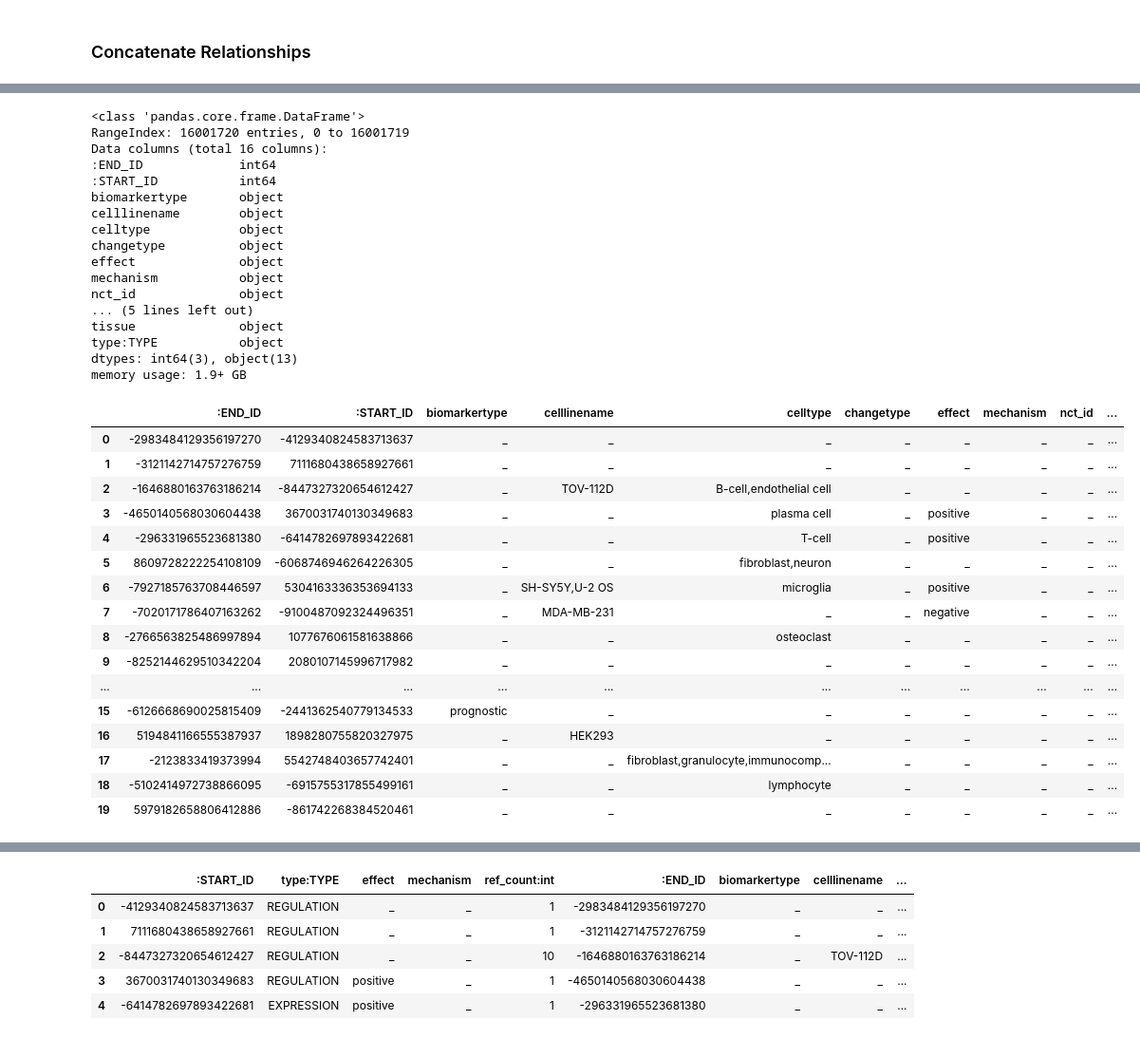
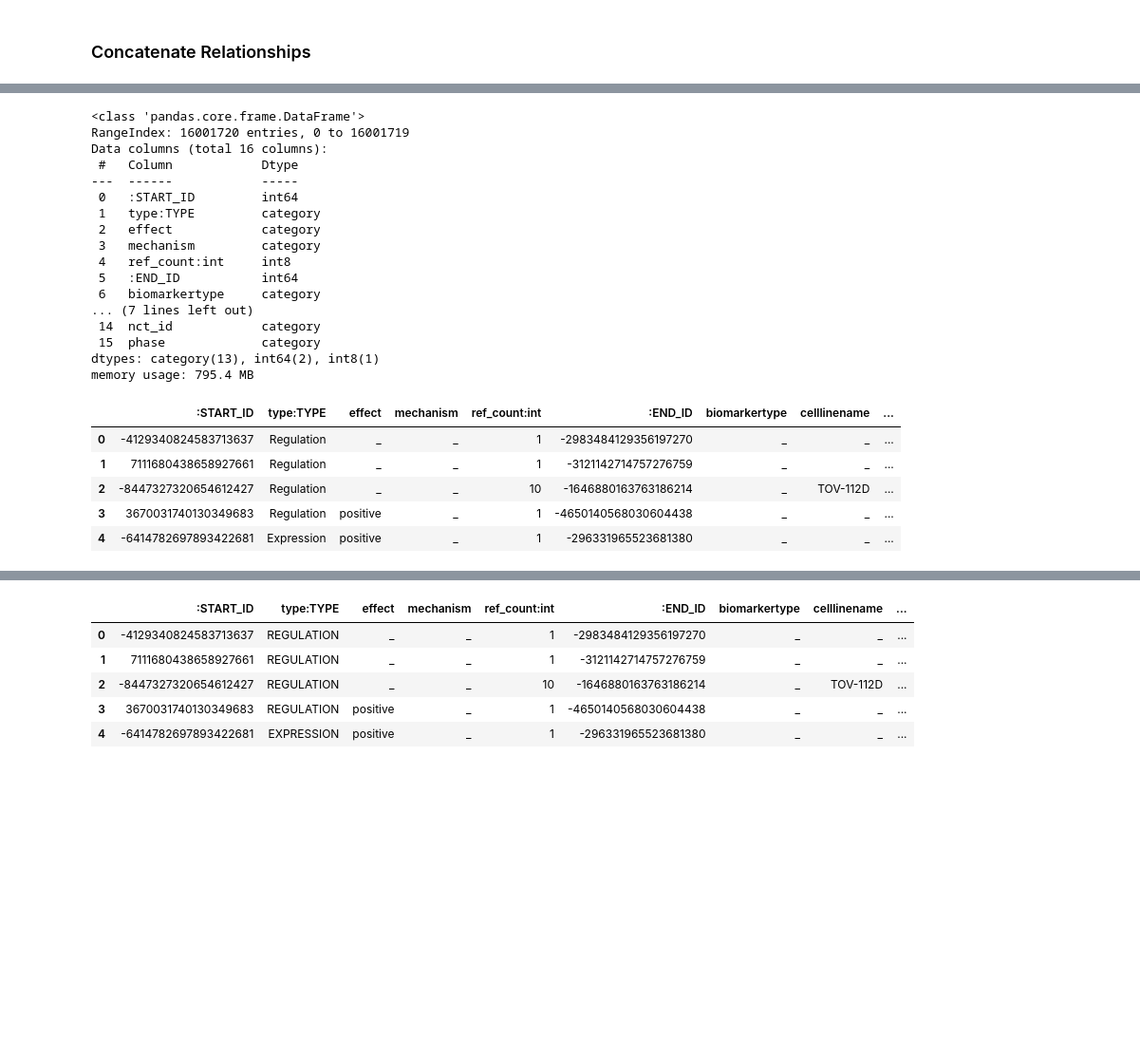
Before and after one commit to egilber/csl-behring, a Jupyter notebook: notebooks/1.0_resnet_data_for_Neo4j.ipynb, the cells around one changed output, grey strips where cells are left out. Shown at 95% size. Saved outputs shown, nothing was run; the diff lists cells and outputs as text; code cells hidden in the pictures; blank space fills up the shorter version.

```diff
--- a/notebooks/1.0_resnet_data_for_Neo4j.ipynb
+++ b/notebooks/1.0_resnet_data_for_Neo4j.ipynb
@@ -328,7 +323,7 @@ Wall time: 32.1 s
 | 3 | -9223362118268724280 | 3670031740130349683 | Regulation | positive | None | 1 | -4650140568030604438 | -9223362118268724280 | None | None | plasma cell | ... |
 | 4 | -9223361192663839079 | -6414782697893422681 | Expression | positive | None | 1 | -296331965523681380 | -9223361192663839079 | None | None | T-cell | ... |
 # %%
-df_rel.columns=['id1', ':START_ID', 'type:TYPE', 'effect', 'mechanism', 'ref_count:int', ':END_ID' , 'id2', \
+df_direct.columns=['id1', ':START_ID', 'type:TYPE', 'effect', 'mechanism', 'ref_count:int', ':END_ID' , 'id2', \
             'biomarkertype', 'celllinename', 'celltype', 'changetype', 'organ', 'organism', 'quantitativetype', \
             'tissue', 'nct_id', 'phase']
 # %%
@@ -358,8 +353,8 @@ memory usage: 1.4+ GB
 | 3 | -9223362118268724280 | 3670031740130349683 | Regulation | positive | None | 1 | -4650140568030604438 | -9223362118268724280 | None | ... |
 | 4 | -9223361192663839079 | -6414782697893422681 | Expression | positive | None | 1 | -296331965523681380 | -9223361192663839079 | None | ... |
 # %%
-df_rel=df_rel.drop(columns=['id1', 'id2'])
-df_rel.head()
+df_direct=df_direct.drop(columns=['id1', 'id2'])
+df_direct.head()
 # %% [output]
 |  | :START_ID | type:TYPE | effect | mechanism | ref_count:int | :END_ID | biomarkertype | celllinename | ... |
 | 0 | -4129340824583713637 | Regulation | None | None | 1 | -2983484129356197270 | None | None | ... |
@@ -368,15 +363,15 @@ df_rel.head()
 | 3 | 3670031740130349683 | Regulation | positive | None | 1 | -4650140568030604438 | None | None | ... |
 | 4 | -6414782697893422681 | Expression | positive | None | 1 | -296331965523681380 | None | None | ... |
 # %%
-df_rel['phase']=df_rel['phase'].fillna('None')
+df_direct['phase']=df_direct['phase'].fillna('None')
 # %%
-df_obj = df_rel.select_dtypes(['object'])
+df_obj = df_direct.select_dtypes(['object'])
 
 for col in list(df_obj.columns):
-    df_rel[col] = df_rel[col].apply(lambda x: x.strip())
-    df_rel[col]=df_rel[col].astype('category')
+    df_direct[col] = df_direct[col].apply(lambda x: x.strip())
+    df_direct[col]=df_direct[col].astype('category')
 
-df_rel.info()
+df_direct.info()
 # %% [output]
 <class 'pandas.core.frame.DataFrame'>
 RangeIndex: 10191129 entries, 0 to 10191128
@@ -899,39 +785,28 @@ brain,cerebral cortex,corpus striatum,dopaminergic system,midbrain,occipital cor
 Name: organ, Length: 845556, dtype: int64
 # %%
 df_concat=df_concat.replace('None', '_')
-df_concat.info(); df_concat.head(20)
+df_concat.info(); df_concat.head()
 # %% [output]
 <class 'pandas.core.frame.DataFrame'>
 RangeIndex: 16001720 entries, 0 to 16001719
 Data columns (total 16 columns):
-:END_ID             int64
-:START_ID           int64
-biomarkertype       object
-celllinename        object
-celltype            object
-changetype          object
-effect              object
-mechanism           object
-nct_id              object
-... (5 lines left out)
-tissue              object
-type:TYPE           object
-dtypes: int64(3), object(13)
-memory usage: 1.9+ GB
+ #   Column            Dtype
+---  ------            -----
+ 0   :START_ID         int64
+ 1   type:TYPE         category
+ 2   effect            category
+ 3   mechanism         category
+ 4   ref_count:int     int8
+ 5   :END_ID           int64
+ 6   biomarkertype     category
+... (7 lines left out)
+ 14  nct_id            category
+ 15  phase             category
+dtypes: category(13), int64(2), int8(1)
+memory usage: 795.4 MB
-|  | :END_ID | :START_ID | biomarkertype | celllinename | celltype | changetype | effect | mechanism | nct_id | ... |
-| 0 | -2983484129356197270 | -4129340824583713637 | _ | _ | _ | _ | _ | _ | _ | ... |
-| 1 | -3121142714757276759 | 7111680438658927661 | _ | _ | _ | _ | _ | _ | _ | ... |
-| 2 | -1646880163763186214 | -8447327320654612427 | _ | TOV-112D | B-cell,endothelial cell | _ | _ | _ | _ | ... |
-| 3 | -4650140568030604438 | 3670031740130349683 | _ | _ | plasma cell | _ | positive | _ | _ | ... |
-| 4 | -296331965523681380 | -6414782697893422681 | _ | _ | T-cell | _ | positive | _ | _ | ... |
-| 5 | 8609728222254108109 | -6068746946264226305 | _ | _ | fibroblast,neuron | _ | _ | _ | _ | ... |
-| 6 | -7927185763708446597 | 5304163336353694133 | _ | SH-SY5Y,U-2 OS | microglia | _ | positive | _ | _ | ... |
-| 7 | -7020171786407163262 | -9100487092324496351 | _ | MDA-MB-231 | _ | _ | negative | _ | _ | ... |
-| 8 | -2766563825486997894 | 1077676061581638866 | _ | _ | osteoclast | _ | _ | _ | _ | ... |
-| 9 | -8252144629510342204 | 2080107145996717982 | _ | _ | _ | _ | _ | _ | _ | ... |
-| ... | ... | ... | ... | ... | ... | ... | ... | ... | ... | ... |
-| 15 | -6126668690025815409 | -2441362540779134533 | prognostic | _ | _ | _ | _ | _ | _ | ... |
-| 16 | 5194841166555387937 | 1898280755820327975 | _ | HEK293 | _ | _ | _ | _ | _ | ... |
-| 17 | -2123833419373994 | 5542748403657742401 | _ | _ | fibroblast,granulocyte,immunocomp... | _ | _ | _ | _ | ... |
-| 18 | -5102414972738866095 | -6915755317855499161 | _ | _ | lymphocyte | _ | _ | _ | _ | ... |
-| 19 | 5979182658806412886 | -861742268384520461 | _ | _ | _ | _ | _ | _ | _ | ... |
+|  | :START_ID | type:TYPE | effect | mechanism | ref_count:int | :END_ID | biomarkertype | celllinename | ... |
+| 0 | -4129340824583713637 | Regulation | _ | _ | 1 | -2983484129356197270 | _ | _ | ... |
+| 1 | 7111680438658927661 | Regulation | _ | _ | 1 | -3121142714757276759 | _ | _ | ... |
+| 2 | -8447327320654612427 | Regulation | _ | _ | 10 | -1646880163763186214 | _ | TOV-112D | ... |
+| 3 | 3670031740130349683 | Regulation | positive | _ | 1 | -4650140568030604438 | _ | _ | ... |
+| 4 | -6414782697893422681 | Expression | positive | _ | 1 | -296331965523681380 | _ | _ | ... |
```
Also changed, not shown: parts of 45 cells of this notebook.
